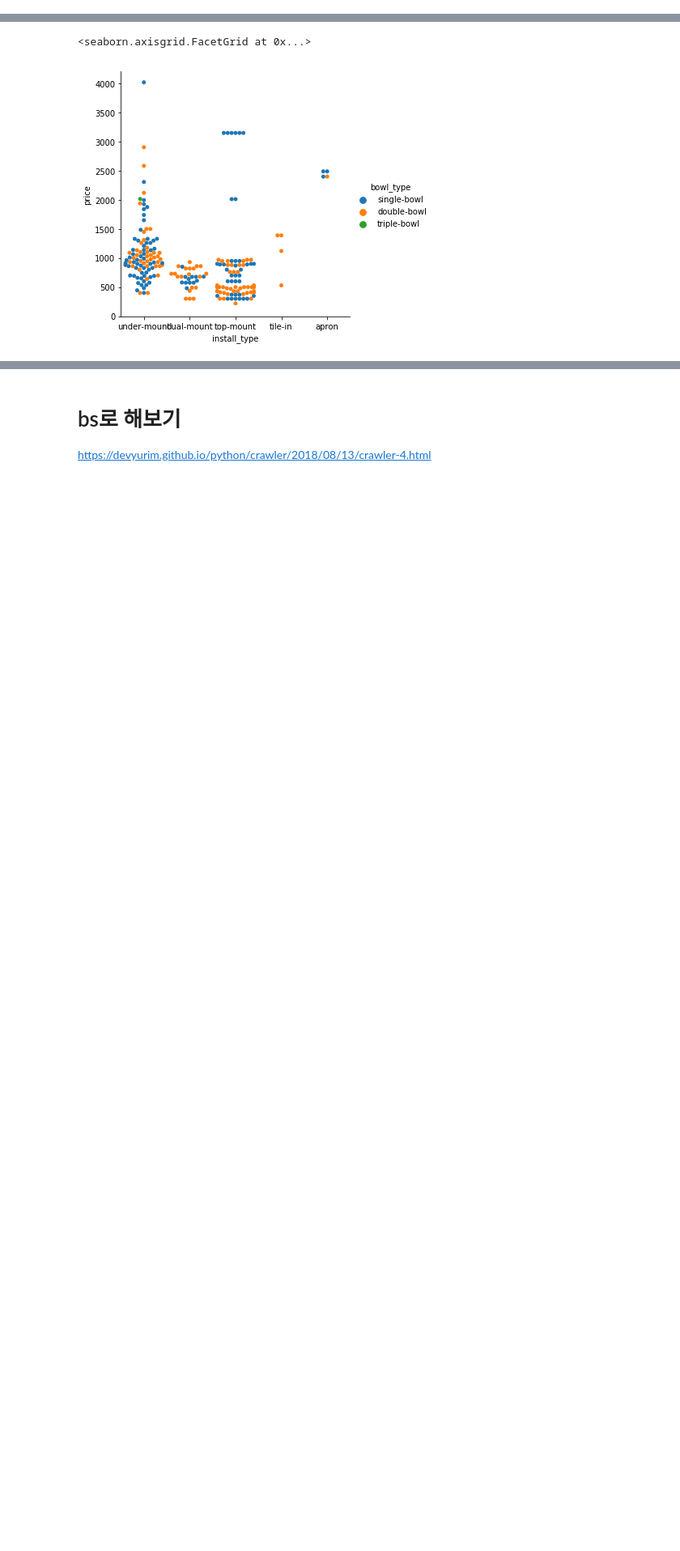
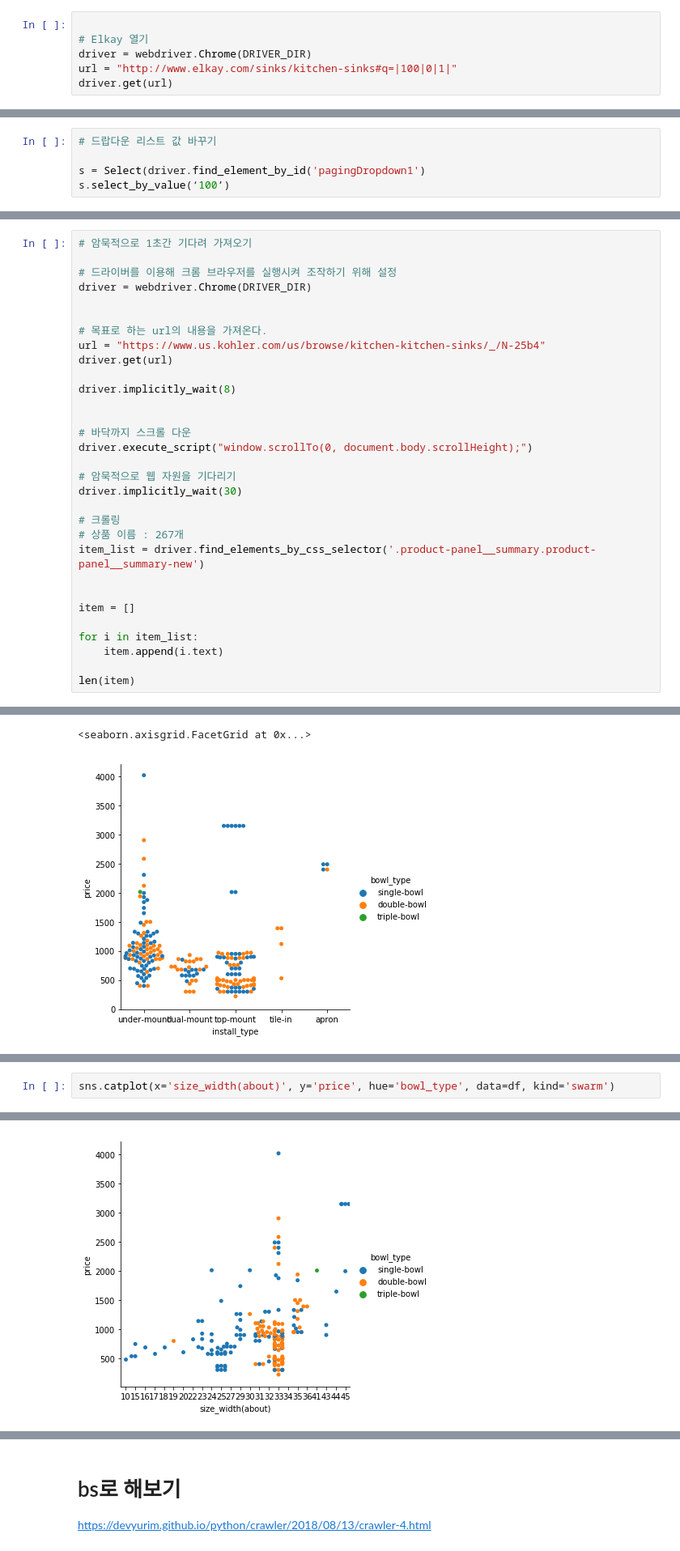
Before and after one commit to JessyMin/scrapy-usa-kitchen-market, a Jupyter notebook: selenium-kohler.ipynb, the cells around one changed output, grey strips where cells are left out. Shown at 81% size. Drawn from its saved outputs; the diff is of its cells as text; blank space fills up the shorter version.

Commit message:
[update] add scrolldown module

```diff
--- a/selenium-kohler.ipynb
+++ b/selenium-kohler.ipynb
@@ -34,0 +47,6 @@ driver.execute_script("window.scrollTo(0, document.body.scrollHeight);")
+# %%
+
+# Elkay 열기
+driver = webdriver.Chrome(DRIVER_DIR)
+url = "http://www.elkay.com/sinks/kitchen-sinks#q=|100|0|1|"
+driver.get(url)
@@ -34,0 +56,5 @@ driver.execute_script("window.scrollTo(0, document.body.scrollHeight);")
+# %%
+# 드랍다운 리스트 값 바꾸기
+
+s = Select(driver.find_element_by_id('pagingDropdown1')
+s.select_by_value(‘100’)
@@ -34,0 +65,31 @@ driver.execute_script("window.scrollTo(0, document.body.scrollHeight);")
+# %%
+# 암묵적으로 1초간 기다려 가져오기
+
+# 드라이버를 이용해 크롬 브라우저를 실행시켜 조작하기 위해 설정
+driver = webdriver.Chrome(DRIVER_DIR)
+
+
+# 목표로 하는 url의 내용을 가져온다.
+url = "https://www.us.kohler.com/us/browse/kitchen-kitchen-sinks/_/N-25b4"
+driver.get(url)
+
+driver.implicitly_wait(8)
+
+
+# 바닥까지 스크롤 다운
+driver.execute_script("window.scrollTo(0, document.body.scrollHeight);")
+
+# 암묵적으로 웹 자원을 기다리기
+driver.implicitly_wait(30)
+
+# 크롤링
+# 상품 이름 : 267개
+item_list = driver.find_elements_by_css_selector('.product-panel__summary.product-panel__summary-new')
+
+
+item = []
+
+for i in item_list:
+    item.append(i.text)
+
+len(item)
@@ -482,0 +534,3 @@ df.loc[(df['install_type'] == 'top-mount') & (df['price'] > 3000)]
+# %%
+sns.catplot(x='size_width(about)', y='price', hue='bowl_type', data=df, kind='swarm')
+# %% [output]
@@ -482,0 +538 @@ df.loc[(df['install_type'] == 'top-mount') & (df['price'] > 3000)]
+[figure, added]
```
Also changed, not shown: parts of 14 cells of this notebook.
